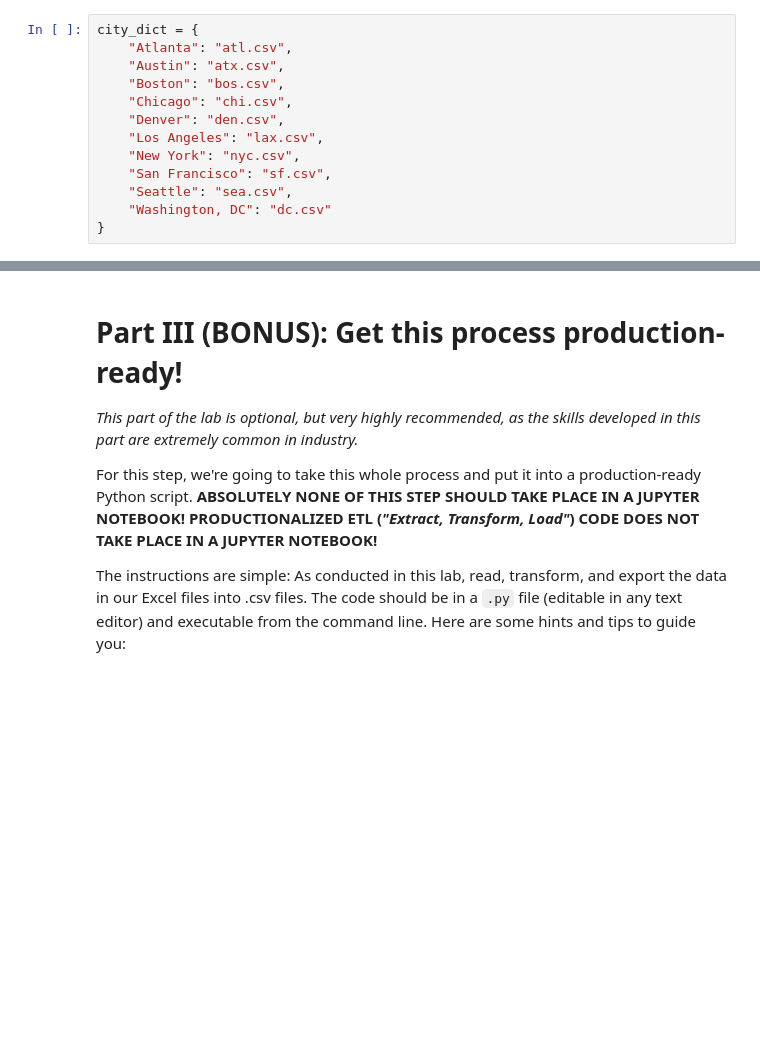
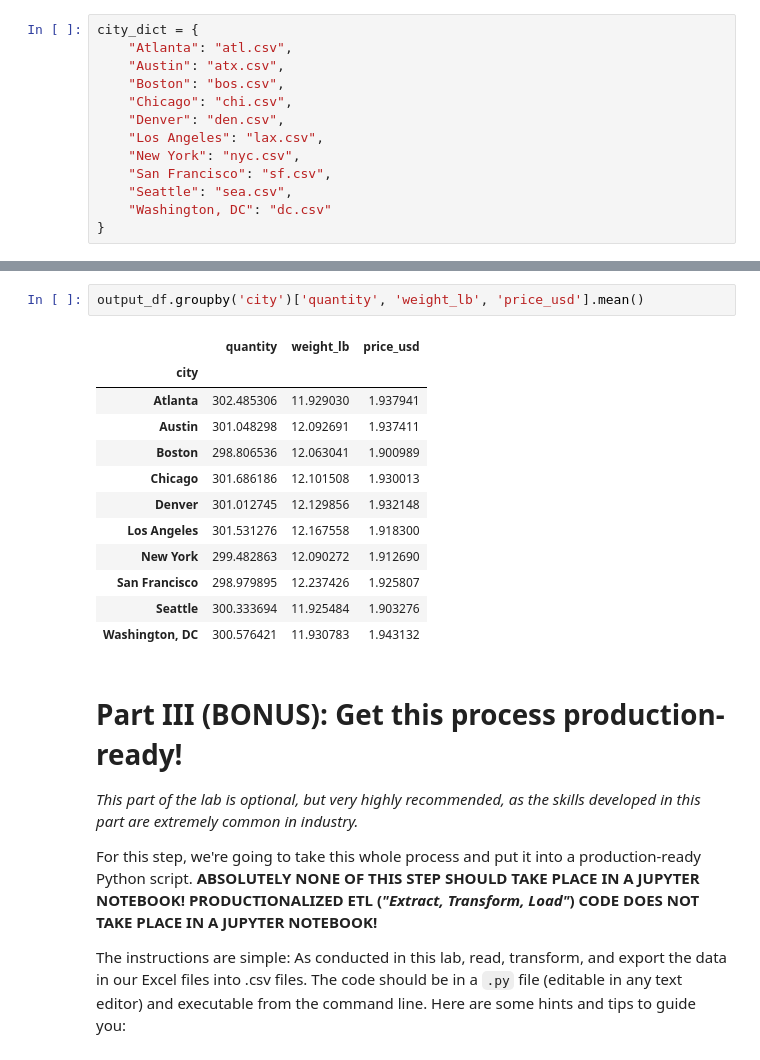
Before and after one commit to joeiid/excel-madness-lab, a Jupyter notebook: starter-code.ipynb, the cells around one changed output, grey strips where cells are left out. Saved outputs shown, nothing was run; the diff lists cells and outputs as text; blank space fills up the shorter version.

```diff
--- a/starter-code.ipynb
+++ b/starter-code.ipynb
@@ -298,3 +351,18 @@ If you've done everything correct, your answer should look exactly like this:
+# %%
+output_df.groupby('city')['quantity', 'weight_lb', 'price_usd'].mean()
+# %% [output]
+|  | quantity | weight_lb | price_usd |
+| city |  |  |  |
+| Atlanta | 302.485306 | 11.929030 | 1.937941 |
+| Austin | 301.048298 | 12.092691 | 1.937411 |
+| Boston | 298.806536 | 12.063041 | 1.900989 |
+| Chicago | 301.686186 | 12.101508 | 1.930013 |
+| Denver | 301.012745 | 12.129856 | 1.932148 |
+| Los Angeles | 301.531276 | 12.167558 | 1.918300 |
+| New York | 299.482863 | 12.090272 | 1.912690 |
+| San Francisco | 298.979895 | 12.237426 | 1.925807 |
+| Seattle | 300.333694 | 11.925484 | 1.903276 |
+| Washington, DC | 300.576421 | 11.930783 | 1.943132 |
 # %% [markdown]
 # Part III (BONUS): Get this process production-ready!
 _This part of the lab is optional, but very highly recommended, as the skills developed in this part are extremely common in industry._
```
Also changed, not shown: parts of 12 cells of this notebook, 10 other files.
